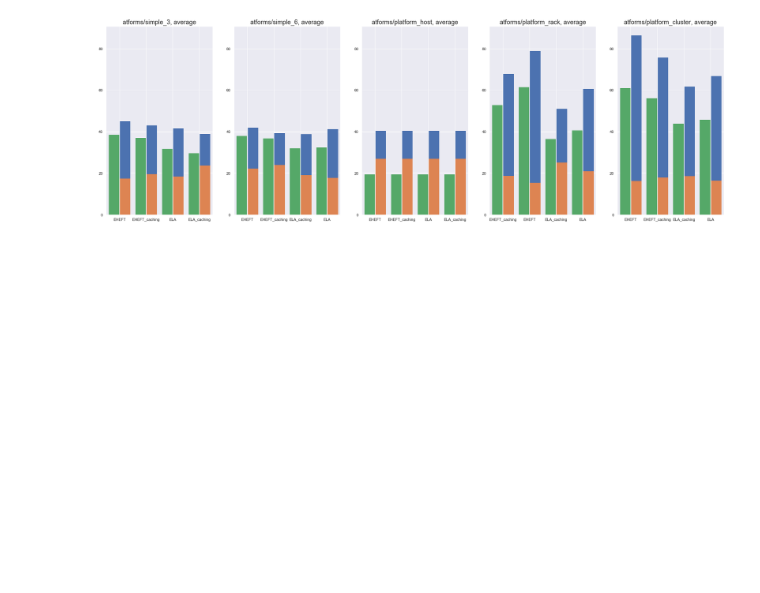
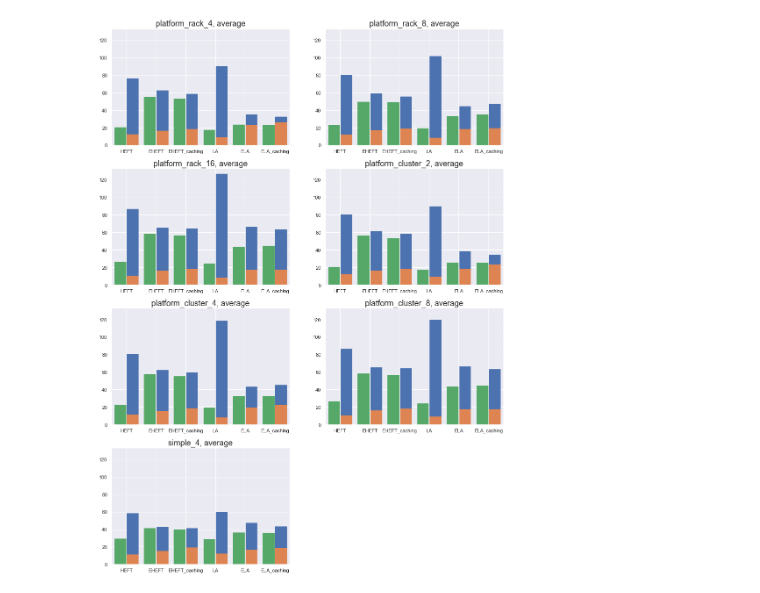
Before and after one commit to PreFX48/thesis, a Jupyter notebook: experiment-4/results/results.ipynb, the cells around one changed output. Saved outputs shown, nothing was run; the diff lists cells and outputs as text; code cells hidden in the pictures; blank space fills up the shorter version.

Commit message:
Add results for experiment-4

```diff
--- a/experiment-4/results/results.ipynb
+++ b/experiment-4/results/results.ipynb
@@ -48,14 +48,22 @@ def get_name_by_path(path):
 def platform_sort_key(item):
     return platform_order.index(get_name_by_path(item[0]))
 
-platform_order = ['simple_3', 'simple_6', 'platform_host', 'platform_rack', 'platform_cluster']
+def algo_sort_key(item):
+    return algo_order.index(item['algorithm']['name'])
+
+platform_order = [
+    'platform_rack_4', 'platform_rack_8', 'platform_rack_16',
+    'platform_cluster_2', 'platform_cluster_4', 'platform_cluster_8',
+    'simple_4',
+]
+algo_order = ['HEFT', 'EHEFT', 'EHEFT_caching', 'LA', 'ELA', 'ELA_caching']
 # %%
 import json
 results = json.load(open('output'))
 results = [x for x in results if '../thesis/experiment-3/platforms/platforms/' not in x['platform']]
 for x in results:
-    x['tasks'] = x['tasks'][len('../thesis/experiment-3/workflows/'):][:-len('.dot')]
-    x['platform'] = x['platform'][len('../thesis/experiment-3/platforms/'):][:-len('.xml')]
+    x['tasks'] = get_name_by_path(x['tasks'])
+    x['platform'] = get_name_by_path(x['platform'])
 
 def mean_fn(value):
     return {
@@ -64,40 +72,37 @@ def mean_fn(value):
         'exec_time': sum([x['exec_time'] for x in value]) / len(value),
         'comm_time': sum([x['comm_time'] for x in value]) / len(value),
         'algorithm': {'name': value[0]['algorithm']['name']},
         'platform': value[0]['platform'],
         'tasks': 'average',
     }
 mean = groupby(results, key=lambda r:(r['platform'], r['algorithm']['name']), apply=mean_fn)
 results = list(mean.values())
 
 by_platform_and_worflow = {}
 for r in results:
-    if 'simple_' in r['tasks']:
-        continue
     by_platform_and_worflow.setdefault(r['tasks'], {})
     by_platform_and_worflow[r['tasks']].setdefault(r['platform'], [])
     by_platform_and_worflow[r['tasks']][r['platform']].append(r)
 
-plt.figure(figsize=(32, 10))
+plt.figure(figsize=(16, 40))
 counter = 1
 for i, (workflow, workflow_results) in enumerate(sorted(by_platform_and_worflow.items())):
     max_res = 0
     for platform_results in workflow_results.values():
         expected = [x['expected_makespan'] for x in platform_results if not math.isnan(x['expected_makespan'])] or [max_res]
         max_res = max(
              max_res,
              max([x['makespan'] for x in platform_results]),
              max(expected)
          )
     for j, (platform, platform_results) in enumerate(sorted(workflow_results.items(), key=platform_sort_key)):
-        ax = plt.subplot(len(by_platform_and_worflow), len(workflow_results), counter)
+        ax = plt.subplot(len(by_platform_and_worflow)*len(workflow_results), 2, counter)
         plt.ylim(top=max_res*1.05)
-        bar_chart(ax, platform_results)
+        bar_chart(ax, sorted(platform_results, key=algo_sort_key))
         plt.title(f'{platform}, {workflow}', fontsize=18)
         counter += 1
-plt.savefig('charts.png')
 # %% [output]
-[figure, old version]
+[figure, new version]
 # %%
 import json
 results = json.load(open('output'))
```
Also changed, not shown: parts of 5 cells of this notebook, 1 other file.
